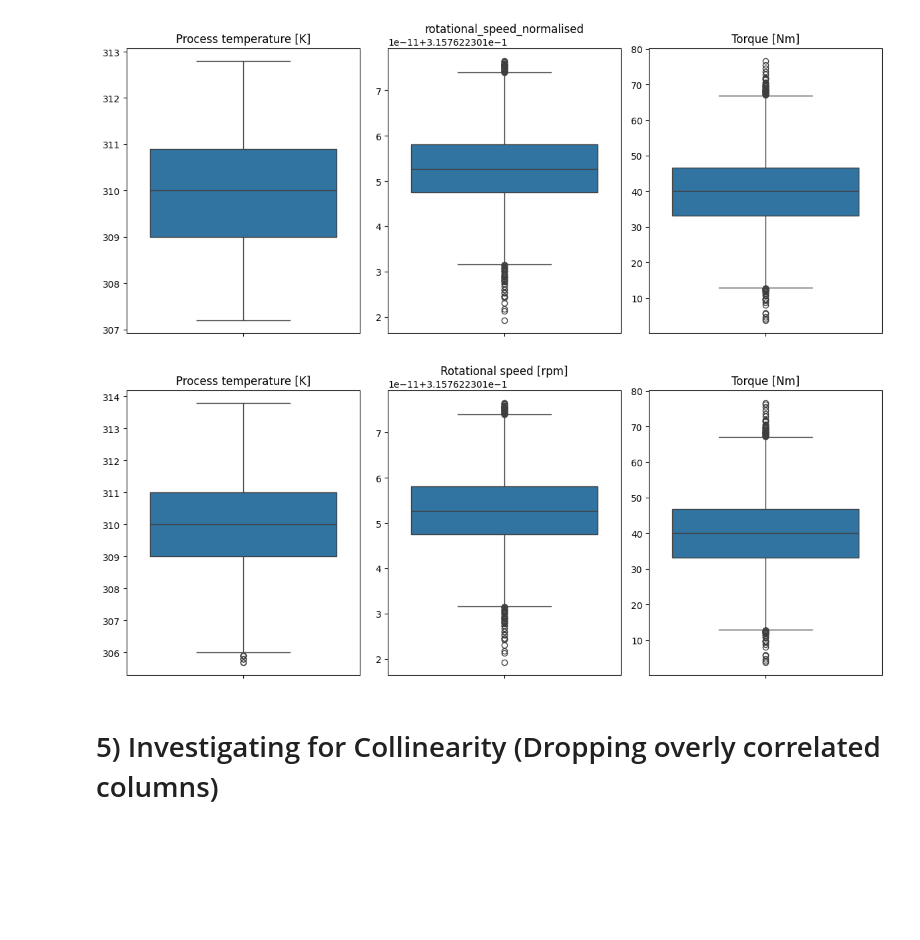
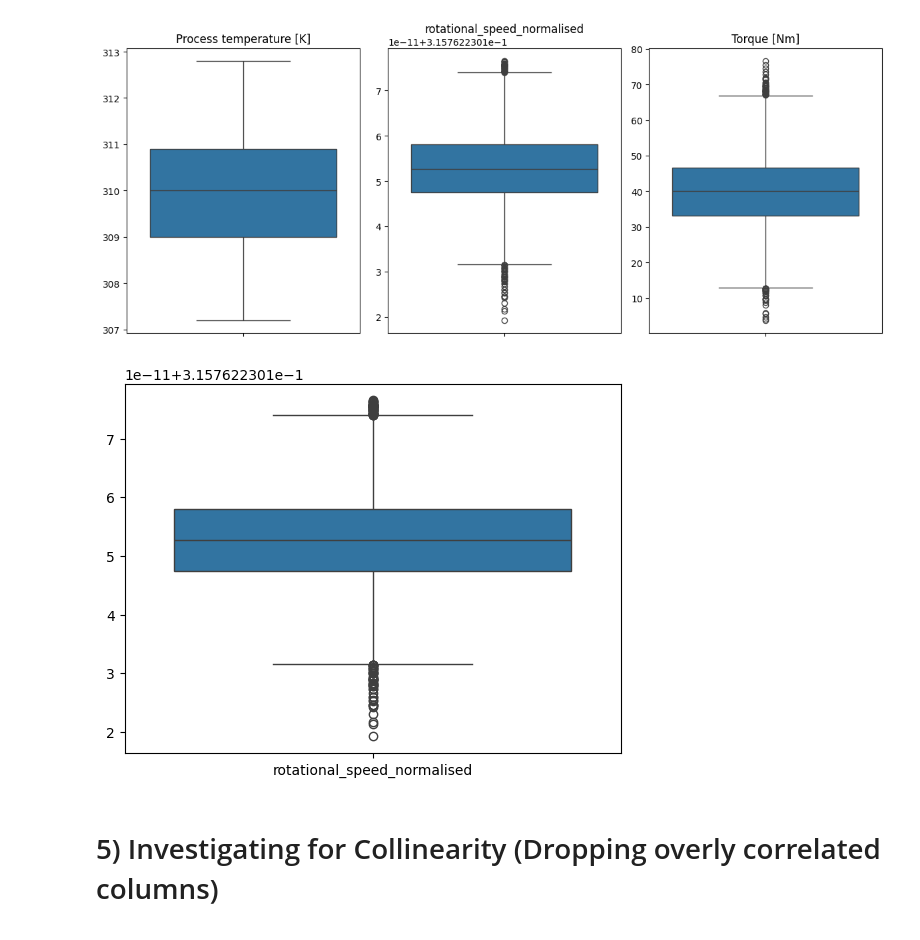
Before and after one commit to ManishKhurmi/exploratory-data-analysis---the-manufacturing-process768, a Jupyter notebook: Milestone_3 refactoring v2.ipynb, the cells around one changed output. Drawn from its saved outputs; the diff is of its cells as text; code cells hidden in the pictures; blank space fills up the shorter version.

Commit message:
refactoring

```diff
--- a/Milestone_3 refactoring v2.ipynb
+++ b/Milestone_3 refactoring v2.ipynb
@@ -1008,3 +1164,3 @@ failure_data_cleaned_unskewed.to_csv('failure_data_cleaned_unskewed', encoding='
 # %%
 # refactor: function to give head
-pd.read_csv('failure_data_cleaned_unskewed').head(2)
+failure_data_cleaned_unskewed = pd.read_csv('failure_data_cleaned_unskewed')
@@ -1130,0 +1460,38 @@ original torque
+# %%
+# refactor
+#manish
+# same process this time using IQR
+################################################################################
+# rotational speed
+
+
+dt = DataTransform(failure_data_cleaned_unskewed)
+
+rotational_speed_IQR_score_outliers = dt.outliers_df_via_IQR('Rotational speed [rpm]')
+filtered_rotational_speed_df = dt.filter_outliers(rotational_speed_IQR_score_outliers, key_ID='UDI')
+
+
+
+################################################################################
+# Torque
+# filtered_rotational_speed_df.head()
+# Filter torque using the new filtered df
+print('\n')
+dt = DataTransform(filtered_rotational_speed_df)
+torque_IQR_score_outliers = dt.outliers_df_via_IQR('Torque [Nm]')
+filtered_rotational_speed_torque_df = dt.filter_outliers(torque_IQR_score_outliers, key_ID='UDI')
+
+
+#####
+# Process Temperature
+print('\n')
+dt = DataTransform(filtered_rotational_speed_torque_df)
+
+process_temp_IQR_score_outliers = dt.outliers_df_via_IQR('Process temperature [K]')
+IQR_filtered_rotational_speed_torque_process_temp_df = dt.filter_outliers(process_temp_IQR_score_outliers, key_ID='UDI')
+
+
+len_org_df = len(failure_data_cleaned_unskewed)
+len_filtered_df = len(IQR_filtered_rotational_speed_torque_process_temp_df)
+percentage_data_loss = ((len_org_df - len_filtered_df) / len_org_df) * 100
+print(f'Percentage data loss {percentage_data_loss}')
@@ -1162,9 +1963,9 @@ Best Sequence: ('rotational_speed_normalised', 'Torque [Nm]', 'Process temperatu
 # %%
-plott = Plotter(failure_data_cleaned_unskewed)
+plott = Plotter(best_filtered_df)
 # plott.boxplot('Torque [Nm]')
-plott.boxplots(variable_list=vars)
+plott.boxplots(['rotational_speed_normalised'])
 # %% [output]
-[figure, old version]
+[figure, new version]
 # %%
 #TODO: var boxplot before vs after removing outliers (side by side)
     # show the IQR method results
```
Also changed, not shown: parts of 50 cells of this notebook, 2 other files.
